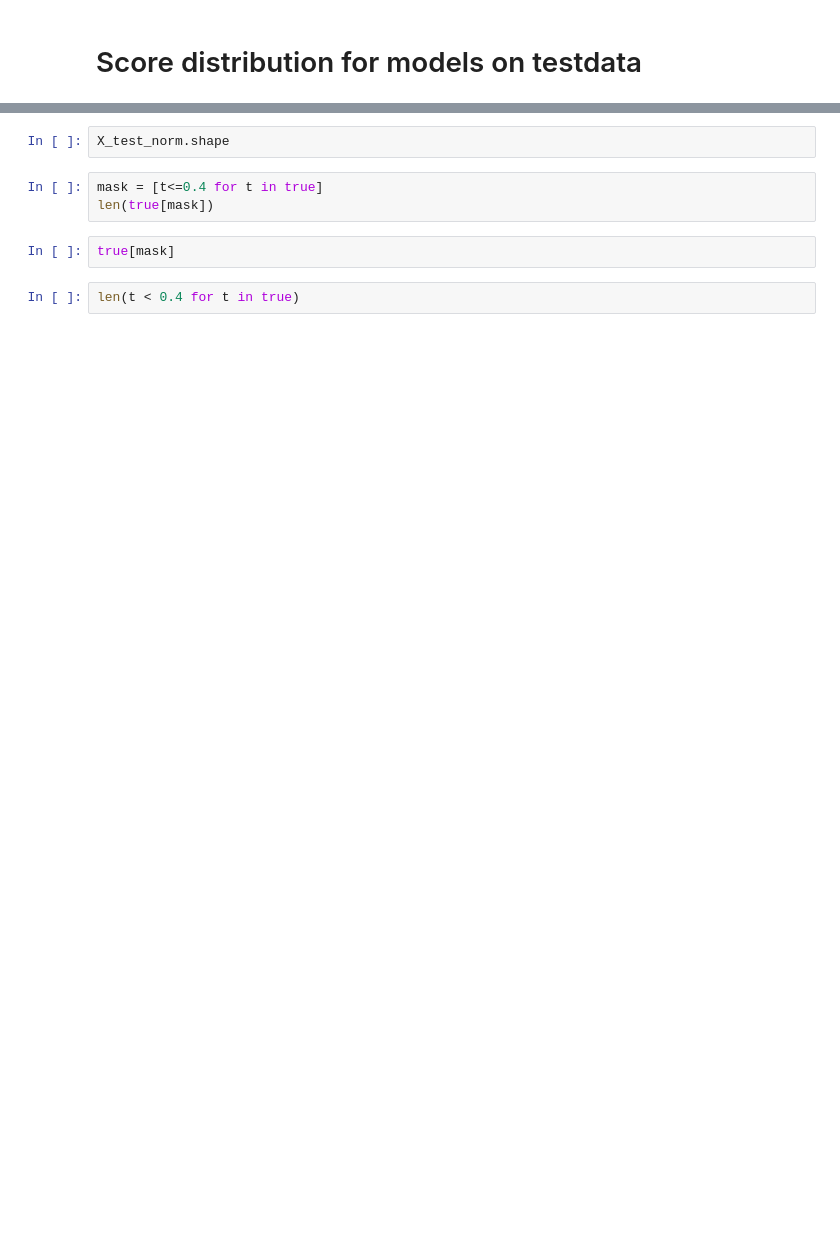
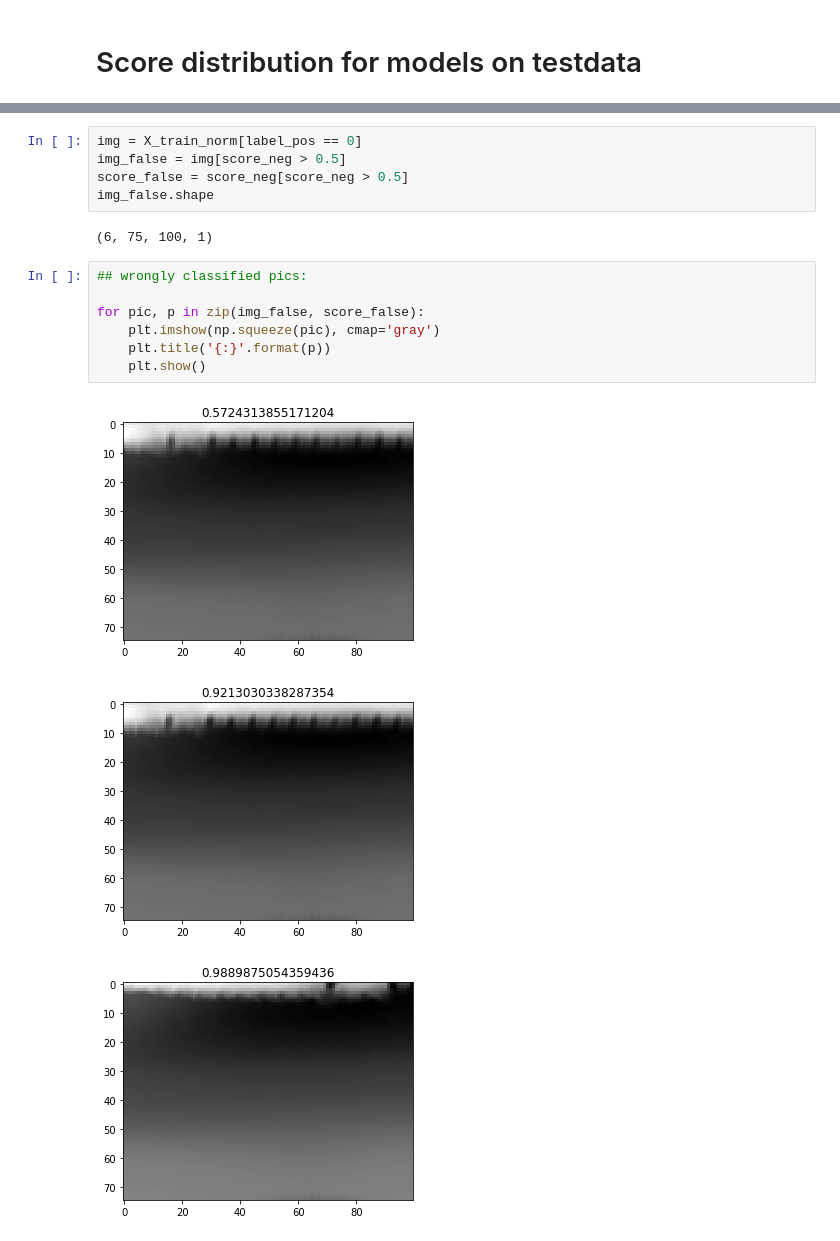
Before and after one commit to jamenne/WindingControl, a Jupyter notebook: WindingControlTraining.ipynb, the cells around one changed output, grey strips where cells are left out. Cells and saved outputs as stored; diff of their text form; blank space fills up the shorter version.

```diff
--- a/WindingControlTraining.ipynb
+++ b/WindingControlTraining.ipynb
@@ -487,9 +518,18 @@ ax.legend(loc='best')
-# %%
-X_test_norm.shape
-# %%
-mask = [t<=0.4 for t in true]
-len(true[mask])
-# %%
-true[mask]
-# %%
-len(t < 0.4 for t in true)
+# %%
+img = X_train_norm[label_pos == 0]
+img_false = img[score_neg > 0.5]
+score_false = score_neg[score_neg > 0.5]
+img_false.shape
+# %% [output]
+(6, 75, 100, 1)
+# %%
+## wrongly classified pics:
+
+for pic, p in zip(img_false, score_false):
+    plt.imshow(np.squeeze(pic), cmap='gray')
+    plt.title('{:}'.format(p))
+    plt.show()
+# %% [output]
+[figure, added]
+[figure, added]
+[figure, added]
```
Also changed, not shown: parts of 25 cells of this notebook.
